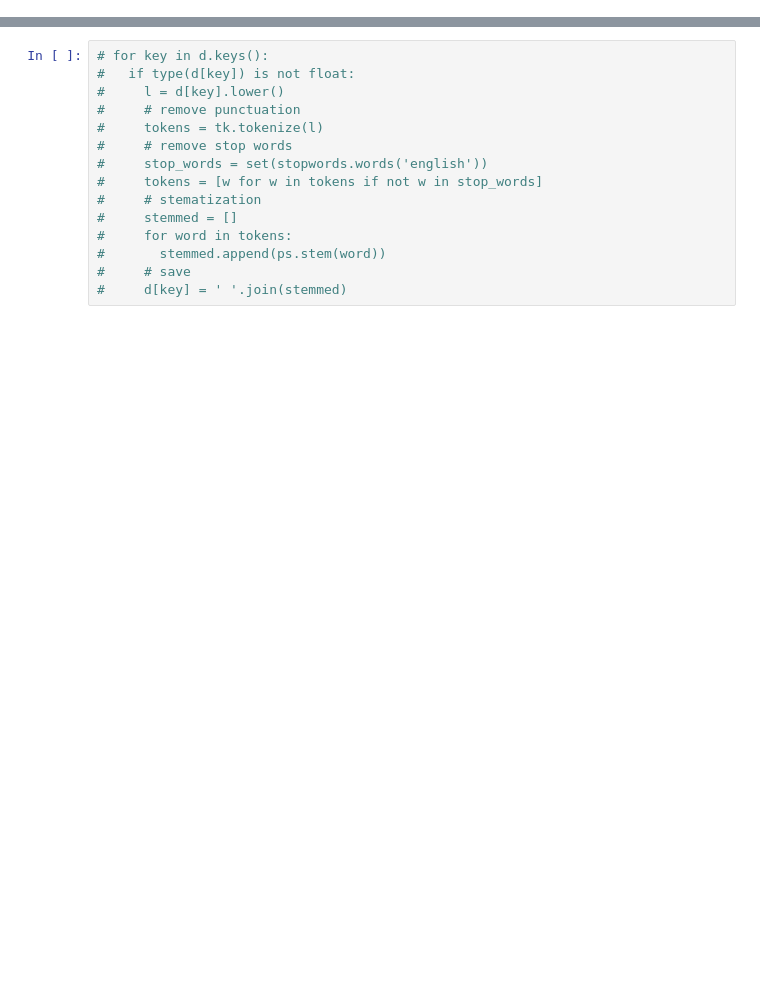
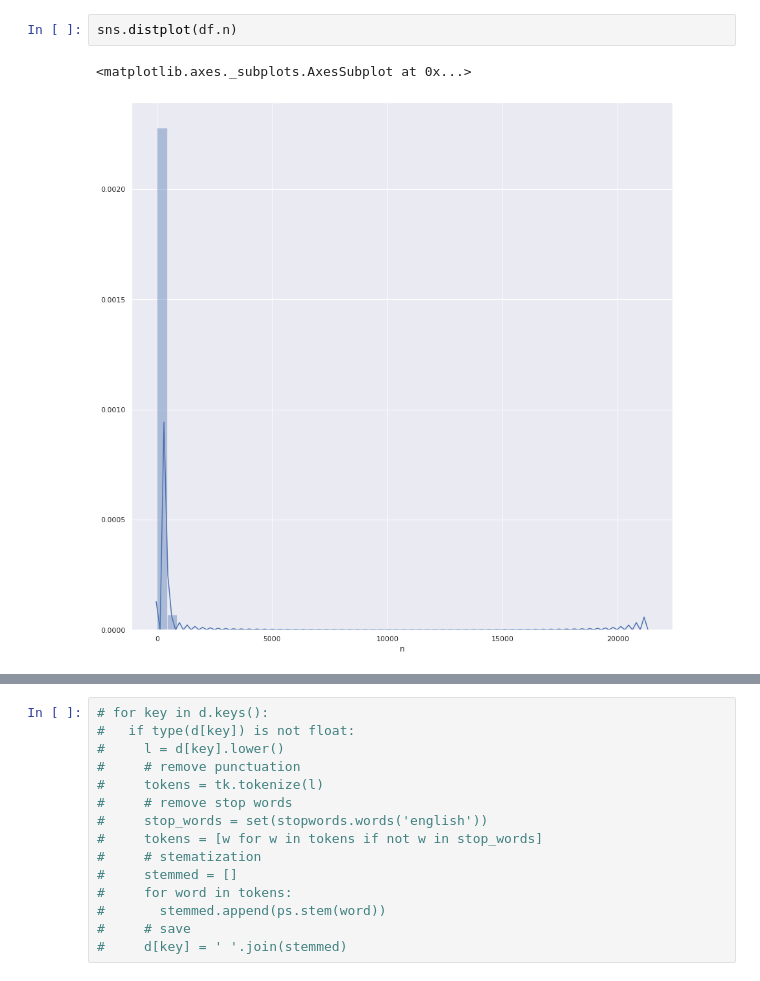
Before and after one commit to Midii-11/IRTM_SARS-COV2, a Jupyter notebook: information_extraction_colab.ipynb, the cells around one changed output, grey strips where cells are left out. Drawn from its saved outputs; the diff is of its cells as text; blank space fills up the shorter version.

```diff
--- a/information_extraction_colab.ipynb
+++ b/information_extraction_colab.ipynb
@@ -38,0 +129,5 @@ df_concat = pd.concat([df['title'],df['abstract']], axis=1)
+# %%
+sns.distplot(df.n)
+# %% [output]
+<matplotlib.axes._subplots.AxesSubplot at 0x...>
+[figure, added]
```
Also changed, not shown: parts of 59 cells of this notebook.
